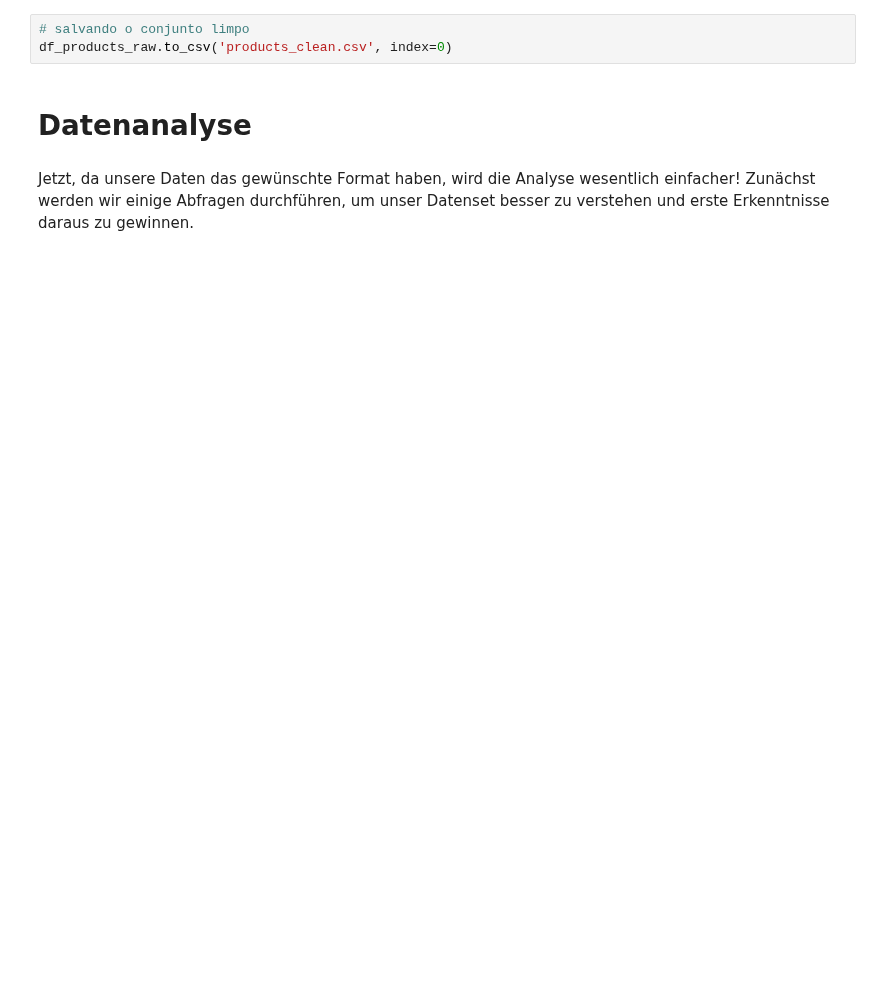
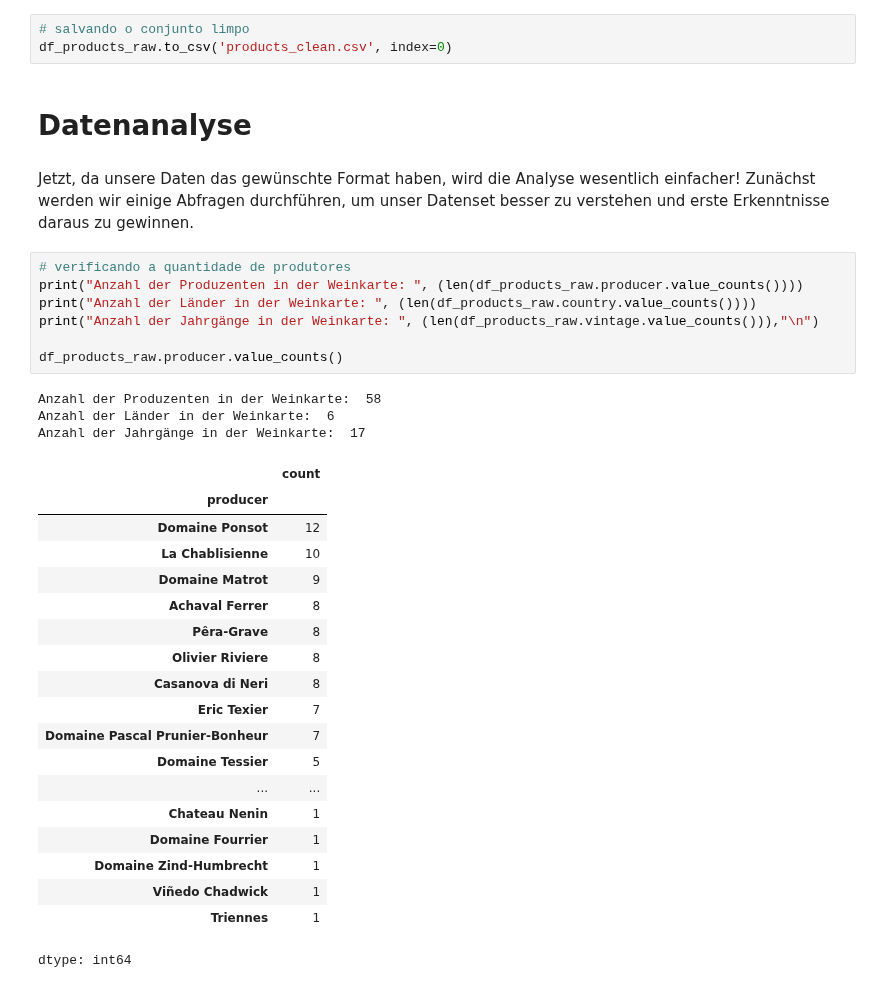
Before and after one commit to awildt01/Zeitreihenanalyse-zur-Nachfrageprognose., a Jupyter notebook: Zeitreihenanalyse_zur_Nachfrageprognose.ipynb, the cells around one changed output. Drawn from its saved outputs; the diff is of its cells as text; blank space fills up the shorter version.

```diff
--- a/Zeitreihenanalyse_zur_Nachfrageprognose.ipynb
+++ b/Zeitreihenanalyse_zur_Nachfrageprognose.ipynb
@@ -347,3 +347,33 @@ df_products_raw.to_csv('products_clean.csv', index=0)
 # Datenanalyse
 # %% [markdown]
 Jetzt, da unsere Daten das gewünschte Format haben, wird die Analyse wesentlich einfacher! Zunächst werden wir einige Abfragen durchführen, um unser Datenset besser zu verstehen und erste Erkenntnisse daraus zu gewinnen.
+# %%
+# verificando a quantidade de produtores
+print("Anzahl der Produzenten in der Weinkarte: ", (len(df_products_raw.producer.value_counts())))
+print("Anzahl der Länder in der Weinkarte: ", (len(df_products_raw.country.value_counts())))
+print("Anzahl der Jahrgänge in der Weinkarte: ", (len(df_products_raw.vintage.value_counts())),"\n")
+
+df_products_raw.producer.value_counts()
+# %% [output]
+Anzahl der Produzenten in der Weinkarte:  58
+Anzahl der Länder in der Weinkarte:  6
+Anzahl der Jahrgänge in der Weinkarte:  17
+|  | count |
+| producer |  |
+| Domaine Ponsot | 12 |
+| La Chablisienne | 10 |
+| Domaine Matrot | 9 |
+| Achaval Ferrer | 8 |
+| Pêra-Grave | 8 |
+| Olivier Riviere | 8 |
+| Casanova di Neri | 8 |
+| Eric Texier | 7 |
+| Domaine Pascal Prunier-Bonheur | 7 |
+| Domaine Tessier | 5 |
+| ... | ... |
+| Chateau Nenin | 1 |
+| Domaine Fourrier | 1 |
+| Domaine Zind-Humbrecht | 1 |
+| Viñedo Chadwick | 1 |
+| Triennes | 1 |
+dtype: int64
```
Also changed, not shown: parts of 1 cell of this notebook.
